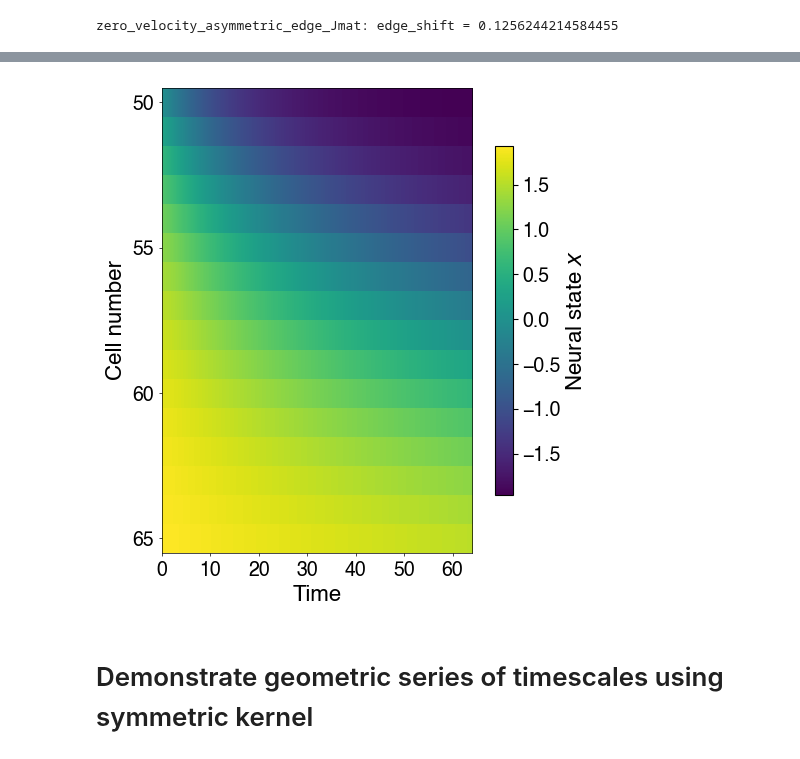
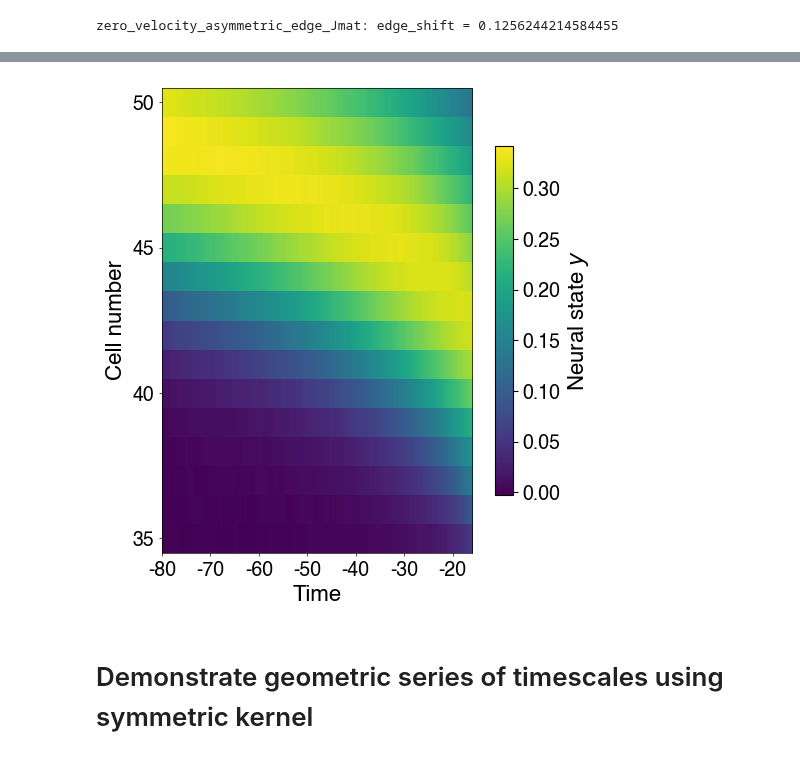
Before and after one commit to Collective-Logic-Lab/laplace-decisions, a Jupyter notebook: laplace-CAN-paper-figures.ipynb, the cells around one changed output, grey strips where cells are left out. Drawn from its saved outputs; the diff is of its cells as text; code cells hidden in the pictures.

Commit message:
update to allow for simulation of approaching a future event

```diff
--- a/laplace-CAN-paper-figures.ipynb
+++ b/laplace-CAN-paper-figures.ipynb
@@ -30,12 +31,16 @@ from laplace_network import asymmetric_edge_states
 # set up 1-D line of units with nearest-neighbor interactions
 # and fixed boundary conditions implemented by large fields at the ends
 
+sim_type = 'future' #'past' # 'future'
 Npopulation = 100 # number of units in each population
 # delta_z is the conversion unit from distance measured in number of neurons
 # to the relevant output variable z
 delta_z = 1/4 #1/8 #1/4
 n_0_asymmetric = Npopulation/2
-t_0_asymmetric = 10
+if sim_type == 'past':
+    t_0_asymmetric = 10
+elif sim_type == 'future':
+    t_0_asymmetric = -80
 
 # 2024/3/1 set sigma large compared to range of states for all synapses except edge->edge
 sigma_edge = 0.5 #0.25 #0.5
@@ -46,10 +51,11 @@ J = 2 #2 #4
 # constant interaction from edge neurons to corresponding bump neurons
 J_edge_bump = sigma_other/2
 # strength of feedback from bump to edge neurons varies with n
-J_bump_edge_max = 1 # 10 # to avoid instability
+J_bump_edge_abs_max = 1 # 10 # to avoid instability
 J_bump_edge_scale_factor_asymmetric = sigma_other
-J_bump_edge = [ -J_bump_edge_scale_factor_asymmetric*min(1./t_0_asymmetric*1./delta_z*np.exp(-delta_z*(n-n_0_asymmetric)),
-                                              J_bump_edge_max) for n in range(Npopulation) ]
+J_bump_edge = [ -J_bump_edge_scale_factor_asymmetric*np.clip(
+                    1./t_0_asymmetric*1./delta_z*np.exp(-delta_z*(n-n_0_asymmetric)),
+                    -J_bump_edge_abs_max,+J_bump_edge_abs_max) for n in range(Npopulation) ]
 
 net_asymmetric = asymmetric_laplace_network(
                       Npopulation=Npopulation,
@@ -72,7 +78,11 @@ seed = 12345
 
 # start with edge state at location n_0 at time t_0
 edge_t = t_0_asymmetric
-initial_guess_edge = net_asymmetric.J*(2*asymmetric_edge_states(np.arange(0,Npopulation),edge_t,delta_z=delta_z,n_0=n_0_asymmetric)-1)
+initial_guess_edge = net_asymmetric.J*(2*asymmetric_edge_states(np.arange(0,Npopulation),
+                                                                edge_t,
+                                                                delta_z=delta_z,
+                                                                n_0=n_0_asymmetric,
+                                                                t_0=t_0_asymmetric)-1)
 edge_state = net_asymmetric.find_edge_state(n_0_asymmetric,
                                  initial_guess_edge=initial_guess_edge,
                                  method='translate')
@@ -163,32 +201,44 @@ plt.savefig(filename+'.pdf')
 # %%
-# 2024/1/18 make 2D heat-map plot for "edge" neurons
+# 2024/1/18 make 2D heat-map plot for "edge" and "bump" neurons
+neuronType = 'bump' #'edge' #'bump'
 fig = plt.figure(figsize=(6,6))
-neuronMin,neuronMax = 50,66
-neuronType = 'edge'
+if sim_type == 'past':
+    neuronMin,neuronMax = 50,50+16
+elif sim_type == 'future':
+    neuronMin,neuronMax = 50-16+1,50+1
 if neuronType == 'edge': # "edge" neurons
-    plt.matshow(states_asymmetric.T[neuronMin:neuronMax],fignum=fig)
+    plt.matshow(states_asymmetric.T[neuronMin:neuronMax+1],fignum=fig)
     stateName = '$x$'
 elif neuronType == 'bump': # "bump" neurons
-    plt.matshow(states_asymmetric.T[Npopulation+neuronMin:Npopulation+neuronMax],fignum=fig)
+    plt.matshow(states_asymmetric.T[Npopulation+neuronMin:Npopulation+neuronMax+1],fignum=fig)
     stateName = '$y$'
 else:
     raise Exception("unrecognized neuronType")
 plt.gca().set_aspect(600)
 plt.gca().xaxis.tick_bottom()
-plt.xticks(range(0,7000,1000),range(0,70,10))
-plt.yticks(range(0,neuronMax-neuronMin,5),range(neuronMin,neuronMax,5))
+
+if sim_type == 'past':
+    plt.xticks(range(0,7000,1000),range(t_0_asymmetric,t_0_asymmetric+70,10))
+    plt.yticks(range(0,neuronMax-neuronMin,5),range(neuronMin,neuronMax,5))
+elif sim_type == 'future':
+    plt.xticks(range(0,7000,1000),range(t_0_asymmetric,t_0_asymmetric+70,10))
+    plt.yticks(range(0,neuronMax-neuronMin,5),range(neuronMin,neuronMax,5))
+    #plt.yticks(range(neuronMax-neuronMin,0,-5),range(neuronMax,neuronMin,-5))
+    #plt.axis(xmin=7000,xmax=0)
+    plt.axis(ymin=neuronMax-neuronMin,ymax=0)
+    plt.axis(ymin=-0.5,ymax=neuronMax-neuronMin-0.5)
 plt.xlabel('Time')
 plt.ylabel('Cell number')
 plt.colorbar(shrink=0.75,label='Neural state {}'.format(stateName))
 #plt.axis(ymin=70,ymax=40)
 #fig.subplots_adjust(bottom=0.9,top=0.95) # doesn't do anything?
 lf.defaultFigure.makePretty()
-filename = '240328_{}_neuron_firing_rate_vs_cell_and_time'.format(neuronType)
+filename = '240425_{}_neuron_firing_rate_vs_cell_and_time_{}'.format(neuronType,sim_type)
 if noise_var > 1e-6:
     filename += '_noise'
 plt.savefig(filename+'.pdf')
 # %% [output]
-[figure, old version]
+[figure, new version]
 # %% [markdown]
 # Demonstrate geometric series of timescales using symmetric kernel
 # %%
```
Also changed, not shown: parts of 8 cells of this notebook, 1 other file.
